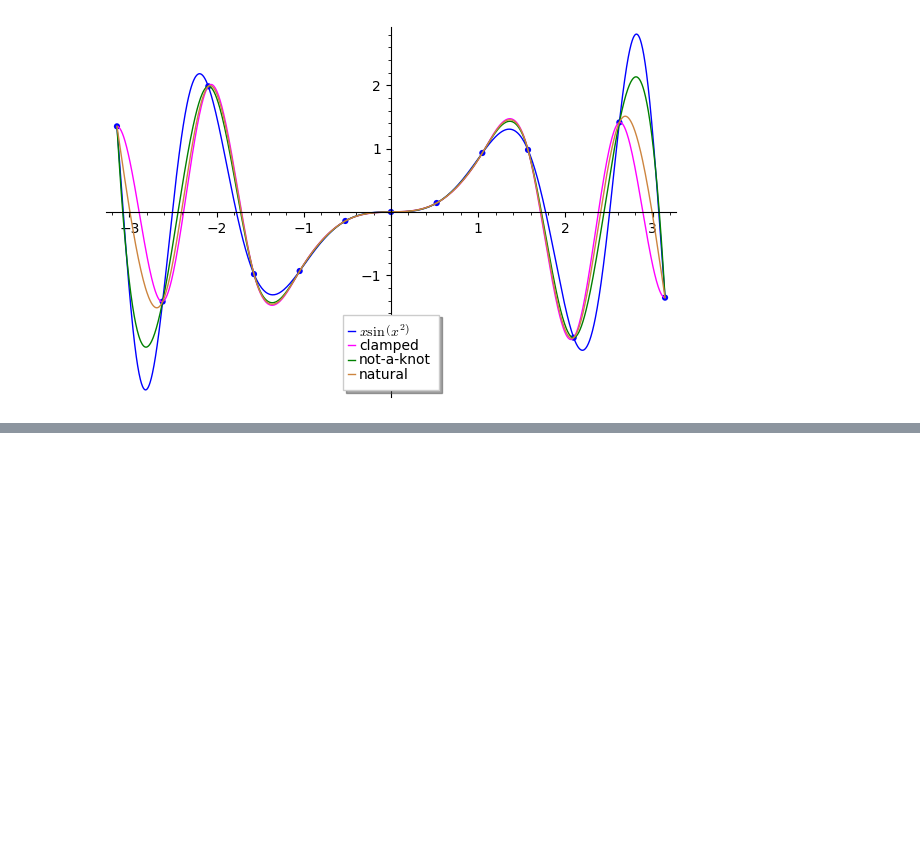
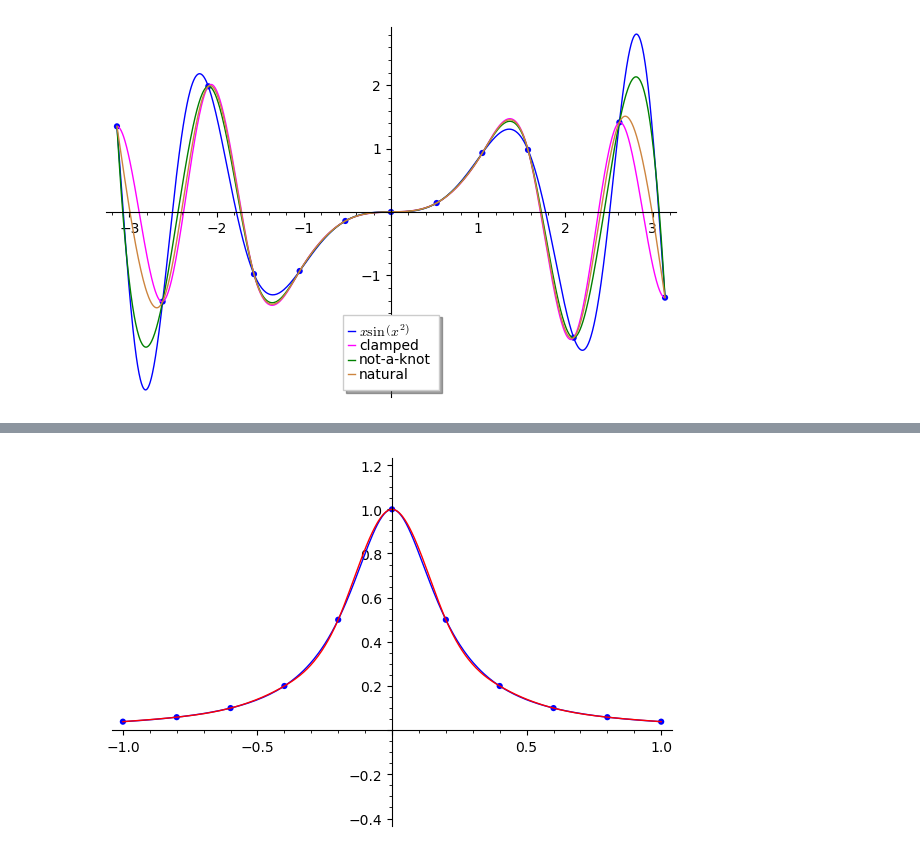
Before and after one commit to jaruizca/Codigo_Intepolacion_Polinomial_Segmentaria, a Jupyter notebook: Notebook.ipynb, the cells around one changed output, grey strips where cells are left out. Cells and saved outputs as stored; diff of their text form; code cells hidden in the pictures; blank space fills up the shorter version.

```diff
--- a/Notebook.ipynb
+++ b/Notebook.ipynb
@@ -229,0 +274,21 @@ P.save("figuras/xsinxsr_CubicSpline_n13.svg",dpi=150)
+# %%
+f(x) = 1/(1+25*x^2)
+
+a,b = (-1,1)
+
+datos = nodos(f,a,b,11)
+
+h = datos[1][0] - datos[0][0]
+
+S = CubicSpline(datos[:,0],datos[:,1],bc_type="natural")
+# %%
+E(x) = 5/384 *h^4 * norma_unif(diff(f,4),a,b,1_000)
+
+P_error = PlotWrapper([(x[0],0) for x in datos],
+                        lambda x: abs(E(x)),
+                        lambda x: abs(f(x) - S(x)))
+P = PlotWrapper(datos,f,lambda x: S(x))
+# %%
+P.plot(-0.4,1.2)
+# %% [output]
+[figure, added]
```
Also changed, not shown: parts of 17 cells of this notebook.
